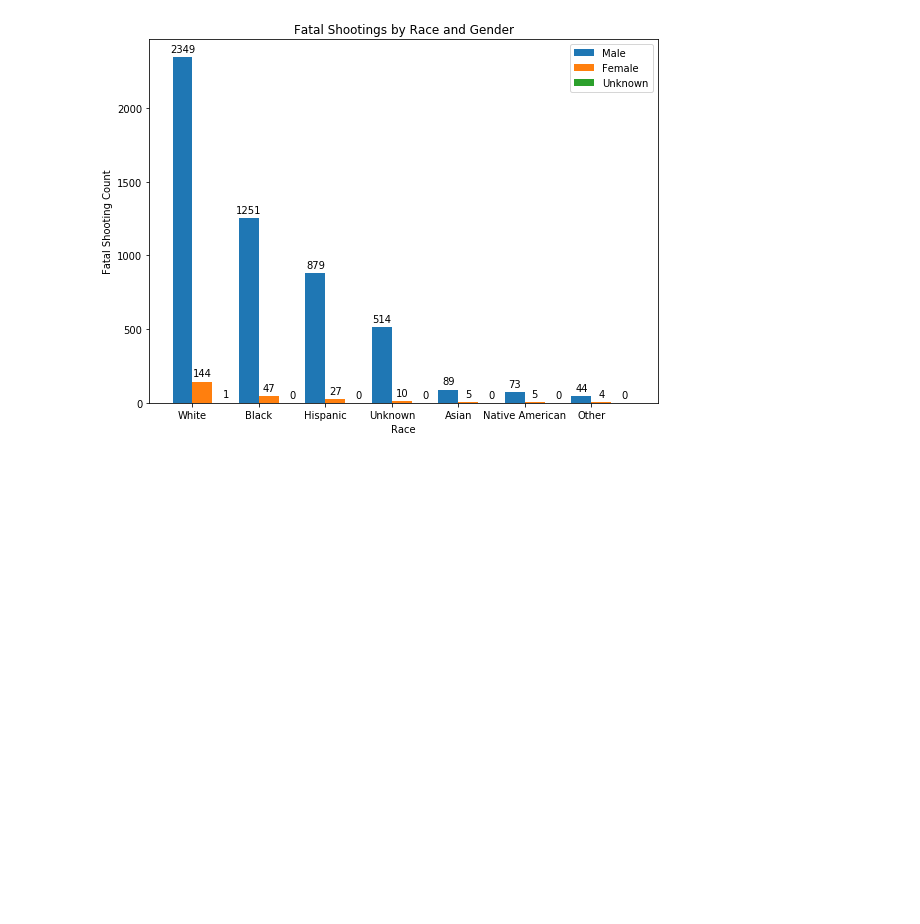
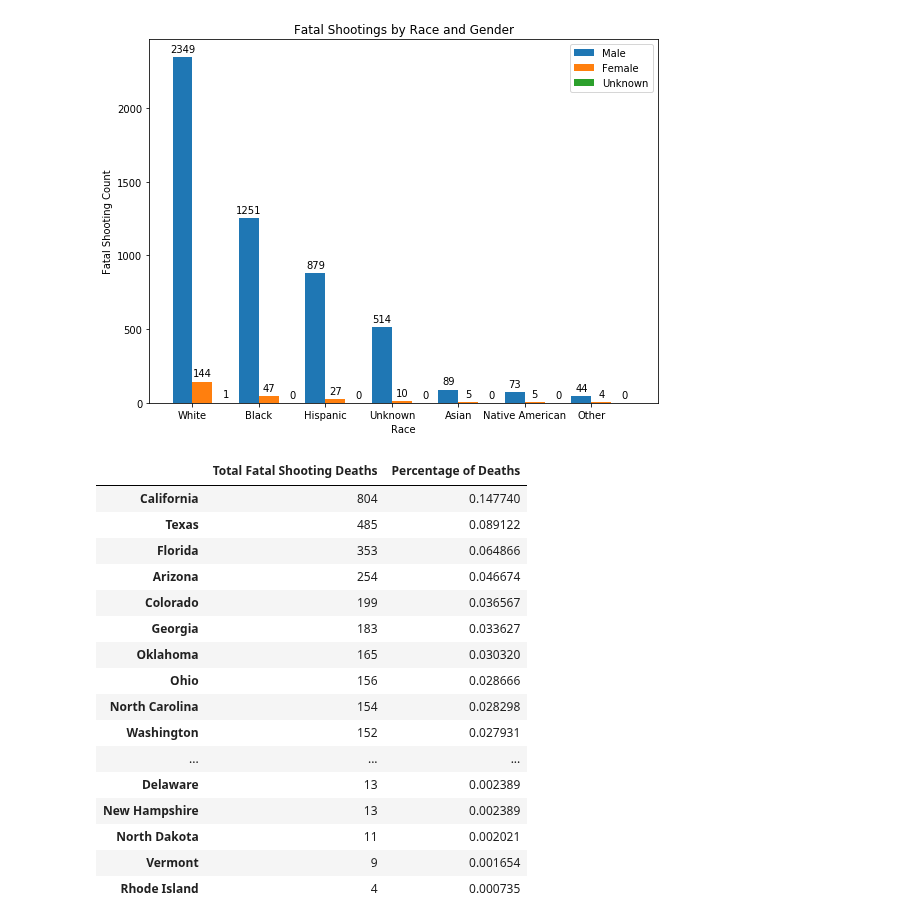
Before and after one commit to szerpa17/fatal-police-shootings, a Jupyter notebook: Analysis.ipynb, the cells around one changed output. Saved outputs shown, nothing was run; the diff lists cells and outputs as text; code cells hidden in the pictures; blank space fills up the shorter version.

```diff
--- a/Analysis.ipynb
+++ b/Analysis.ipynb
@@ -205,3 +205,30 @@ plt.tight_layout()
 plt.show()
 # %% [output]
 [figure]
+# %%
+total_states = shootings_df["state"].value_counts(dropna=False)
+state_percent = (total_states / total_deaths)
+
+#input to dataframe
+state_shootings = pd.DataFrame({"Total Fatal Shooting Deaths": total_states, "Percentage of Deaths": state_percent})
+
+# Clean/format
+state_shootings.style.format(format_dict)
+# %% [output]
+|  | Total Fatal Shooting Deaths | Percentage of Deaths |
+| California | 804 | 0.147740 |
+| Texas | 485 | 0.089122 |
+| Florida | 353 | 0.064866 |
+| Arizona | 254 | 0.046674 |
+| Colorado | 199 | 0.036567 |
+| Georgia | 183 | 0.033627 |
+| Oklahoma | 165 | 0.030320 |
+| Ohio | 156 | 0.028666 |
+| North Carolina | 154 | 0.028298 |
+| Washington | 152 | 0.027931 |
+| ... | ... | ... |
+| Delaware | 13 | 0.002389 |
+| New Hampshire | 13 | 0.002389 |
+| North Dakota | 11 | 0.002021 |
+| Vermont | 9 | 0.001654 |
+| Rhode Island | 4 | 0.000735 |
```
Also changed, not shown: parts of 2 cells of this notebook.
